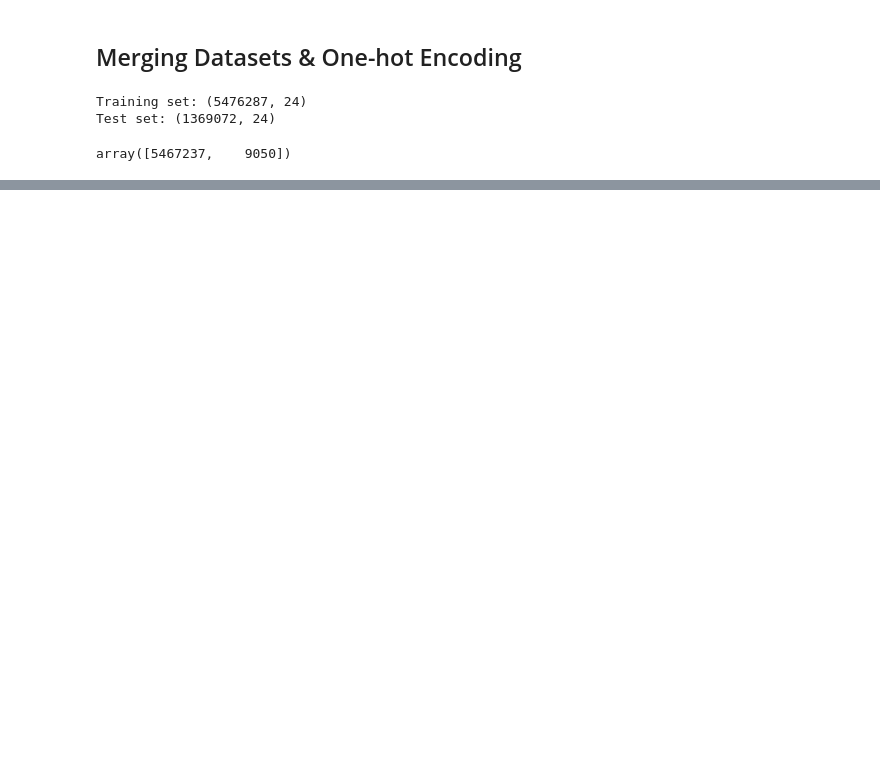
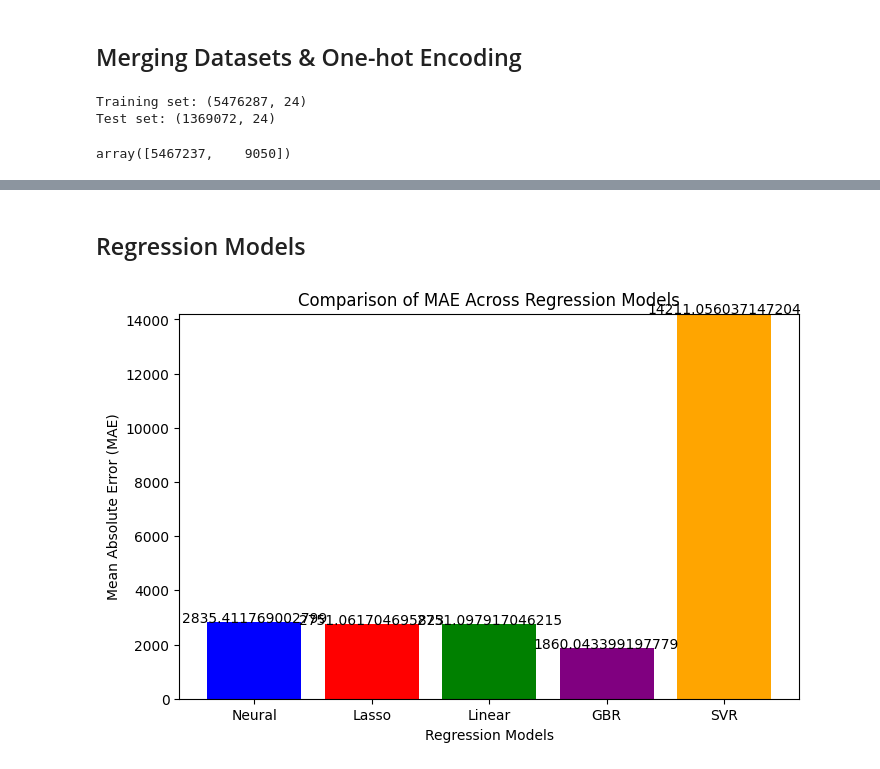
Before and after one commit to Chris-Miracle/fraud-detection, a Jupyter notebook: fraud_detection.ipynb, the cells around one changed output, grey strips where cells are left out. Saved outputs shown, nothing was run; the diff lists cells and outputs as text; code cells hidden in the pictures; blank space fills up the shorter version.

```diff
--- a/fraud_detection.ipynb
+++ b/fraud_detection.ipynb
@@ -225,0 +462,16 @@ plt.show()
+# %%
+# Lasso, Linear, GBR, MLP and SVR results on MAE
+mae_neural = mean_absolute_error(y_test_rg, y_pred_mlp)
+mae_lasso = mean_absolute_error(y_test_rg, y_pred_lasso)
+mae_linear = mean_absolute_error(y_test_rg, y_pred_lr)
+mae_gbr = mean_absolute_error(y_test_rg, y_pred_gbr)
+mae_svr = mean_absolute_error(y_test_rg, y_pred_svr)
+
+# Print Results
+print("Regression Results")
+print(f"MAE Neural: {mae_neural:.2f}")
+print(f"MAE Lasso: {mae_lasso:.2f}")
+print(f"MAE Linear: {mae_linear:.2f}")
+print(f"MAE GBR: {mae_gbr:.2f}")
+print(f"MAE SVR: {mae_svr:.2f}")
+print("--" * 50)
@@ -225,0 +543,31 @@ plt.show()
+# %% [markdown]
+## Regression Models
+# %%
+# MAE values
+mae_values = {
+    "Neural": mae_neural,
+    "Lasso": mae_lasso,
+    "Linear": mae_linear,
+    "GBR": mae_gbr,
+    "SVR": mae_svr
+}
+
+# Extract labels and values
+models = list(mae_values.keys())
+mae_scores = list(mae_values.values())
+
+# Plot
+plt.figure(figsize=(8, 5))
+plt.bar(models, mae_scores, color=['blue', 'red', 'green', 'purple', 'orange'])
+plt.xlabel("Regression Models")
+plt.ylabel("Mean Absolute Error (MAE)")
+plt.title("Comparison of MAE Across Regression Models")
+plt.ylim(0, max(mae_scores) + 0.5)
+
+# Show values on bars
+for i, v in enumerate(mae_scores):
+    plt.text(i, v + 0.05, str(v), ha='center', fontsize=10)
+
+plt.show()
+# %% [output]
+[figure, added]
```
Also changed, not shown: parts of 34 cells of this notebook.
